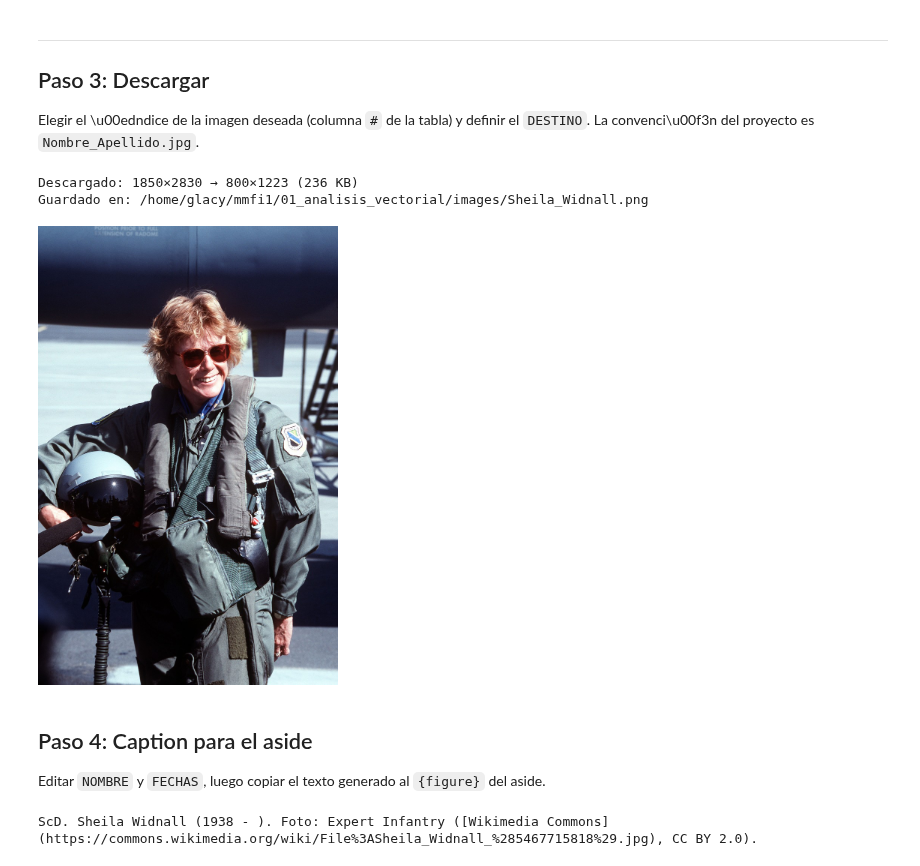
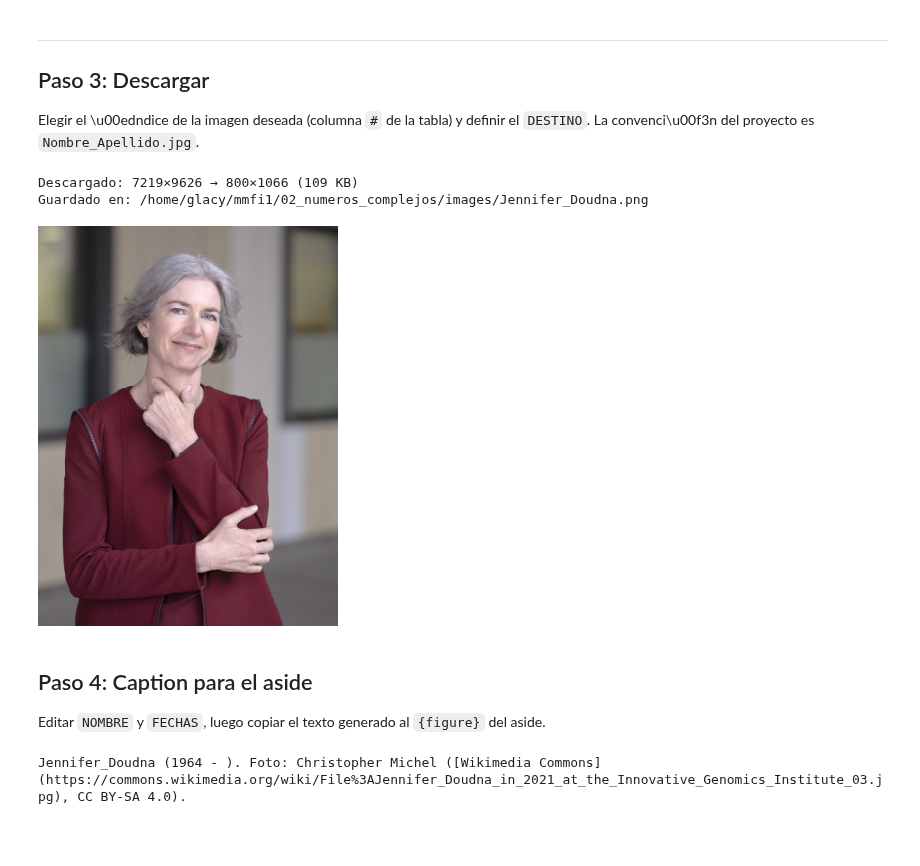
Before and after one commit to glacy/MMFI1, a Jupyter notebook: scripts/buscar_imagenes.ipynb, the cells around one changed output. Saved outputs shown, nothing was run; the diff lists cells and outputs as text; code cells hidden in the pictures; blank space fills up the shorter version.

```diff
--- a/scripts/buscar_imagenes.ipynb
+++ b/scripts/buscar_imagenes.ipynb
@@ -106,7 +106,7 @@ Listo.
 
 Editar `BUSQUEDA` con el nombre de la persona y ejecutar.
 # %%
-BUSQUEDA = 'Sheila Widnall'
+BUSQUEDA = 'Jennifer Doudna'
 
 candidatos = buscar_imagenes(BUSQUEDA)
 print(f'{len(candidatos)} resultados para "{BUSQUEDA}"\n')
@@ -162,23 +162,23 @@ mostrar_thumbnails(candidatos, solo_ok=False)
 Elegir el \u00edndice de la imagen deseada (columna `#` de la tabla) y definir el `DESTINO`.
 La convenci\u00f3n del proyecto es `Nombre_Apellido.jpg`.
 # %%
-INDICE  = 7  # cambiar seg\u00fan la tabla/thumbnails
-DESTINO = os.path.join(RAIZ, '01_analisis_vectorial/images/Sheila_Widnall.png')
+INDICE  = 2  # cambiar seg\u00fan la tabla/thumbnails
+DESTINO = os.path.join(RAIZ, '02_numeros_complejos/images/Jennifer_Doudna.png')
 
 info = descargar(candidatos, INDICE, DESTINO, max_ancho=800)
 # %% [output]
-Descargado: 1850×2830 → 800×1223 (236 KB)
-Guardado en: /home/glacy/mmfi1/01_analisis_vectorial/images/Sheila_Widnall.png
+Descargado: 7219×9626 → 800×1066 (109 KB)
+Guardado en: /home/glacy/mmfi1/02_numeros_complejos/images/Jennifer_Doudna.png
-[figure, old version]
+[figure, new version]
 # %% [markdown]
 ## Paso 4: Caption para el aside
 
 Editar `NOMBRE` y `FECHAS`, luego copiar el texto generado al `{figure}` del aside.
 # %%
-NOMBRE  = 'ScD. Sheila Widnall'
-FECHAS  = '1938 - '
+NOMBRE  = 'Jennifer_Doudna'
+FECHAS  = '1964 - '
 
 caption = generar_caption(info, NOMBRE, FECHAS)
 print(caption)
 # %% [output]
-ScD. Sheila Widnall (1938 - ). Foto: Expert Infantry ([Wikimedia Commons](https://commons.wikimedia.org/wiki/File%3ASheila_Widnall_%285467715818%29.jpg), CC BY 2.0).
+Jennifer_Doudna (1964 - ). Foto: Christopher Michel ([Wikimedia Commons](https://commons.wikimedia.org/wiki/File%3AJennifer_Doudna_in_2021_at_the_Innovative_Genomics_Institute_03.jpg), CC BY-SA 4.0).
```
Also changed, not shown: parts of 2 cells of this notebook, 24 other files.
